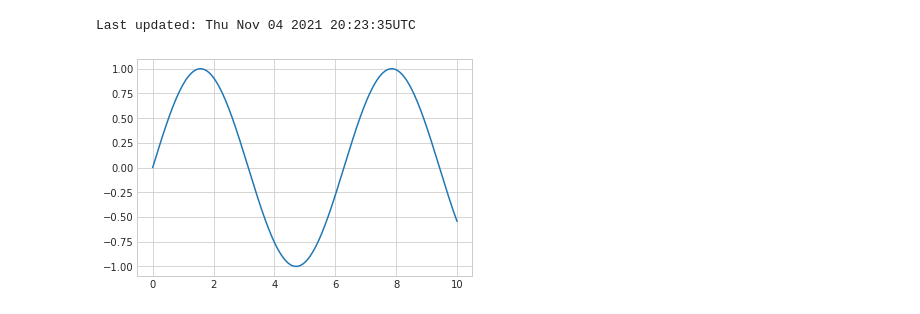
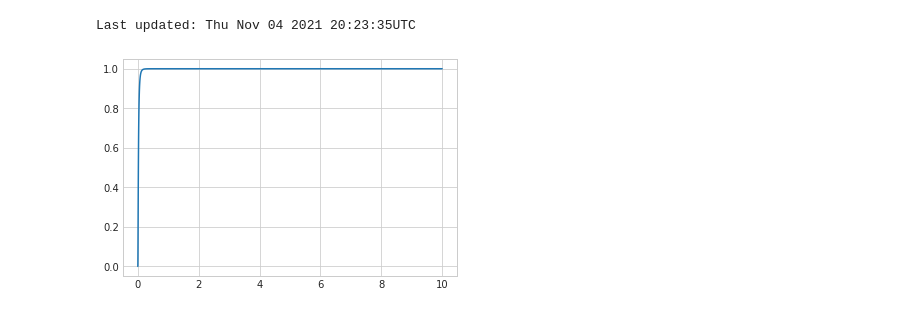
Before and after one commit to gomezf/JupyterSandbox, a Jupyter notebook: FgTest.ipynb, the cells around one changed output. Saved outputs shown, nothing was run; the diff lists cells and outputs as text; code cells hidden in the pictures.

```diff
--- a/FgTest.ipynb
+++ b/FgTest.ipynb
@@ -39,11 +30,13 @@ Last updated: Thu Nov 04 2021 20:23:35UTC
 # %%
 plt.style.use('seaborn-whitegrid')
 points = np.logspace(-3, 1, 100)
+probs = 0.5 + 0.5 * np.array([np.math.erf((np.log(f) - np.log(0.02)) / (0.8 * np.sqrt(2))) for f
+                                  in points])
 # print(points)
 fig = plt.figure()
 ax = plt.axes()
-x = np.linspace(0, 10, 1000)
-plt.plot(x, np.sin(x));
+x = np.linspace(1, 100, 100)
+plt.plot(points, probs);
 # %% [output]
-[figure, old version]
+[figure, new version]
 # %%
```
Also changed, not shown: parts of 8 cells of this notebook, 1 other file.
